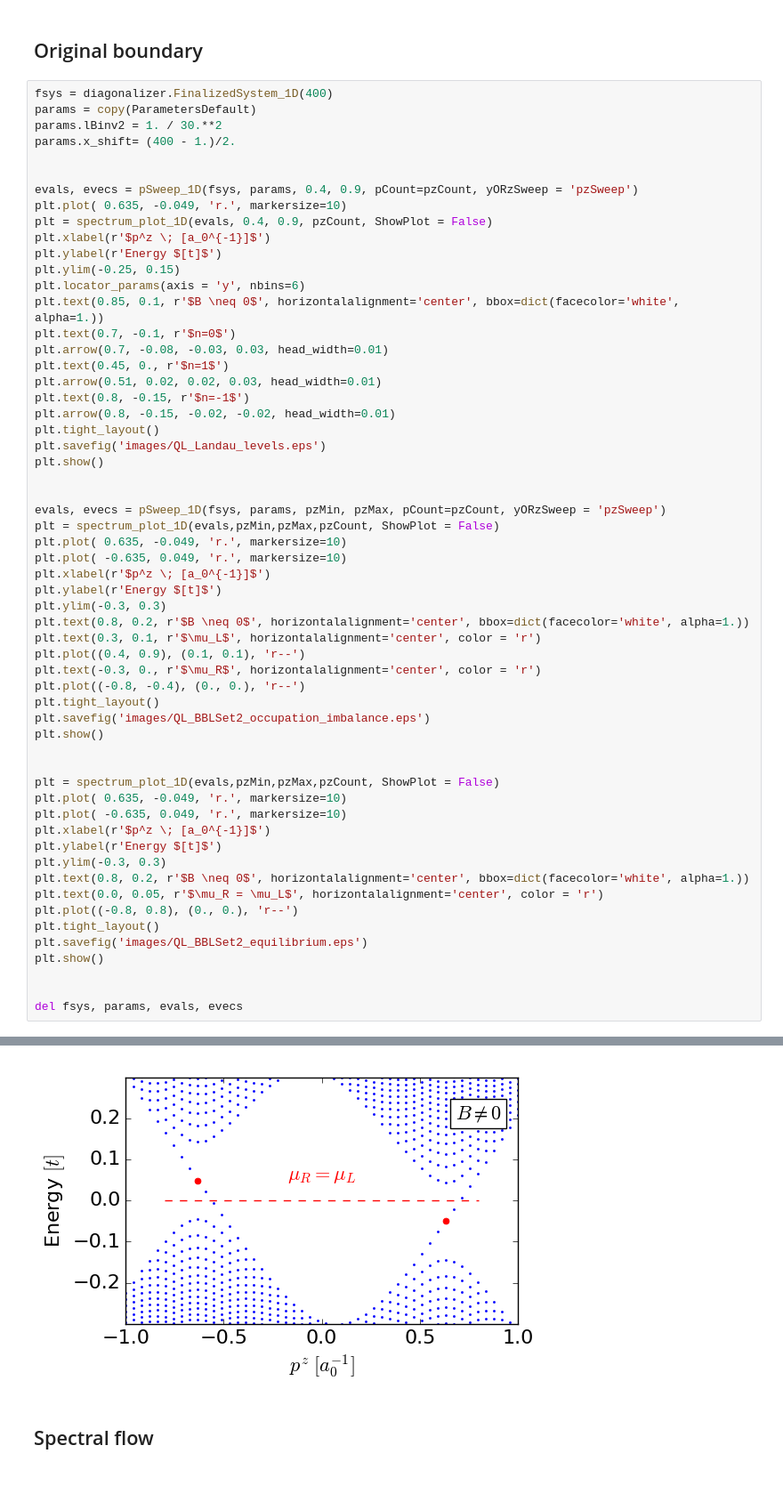
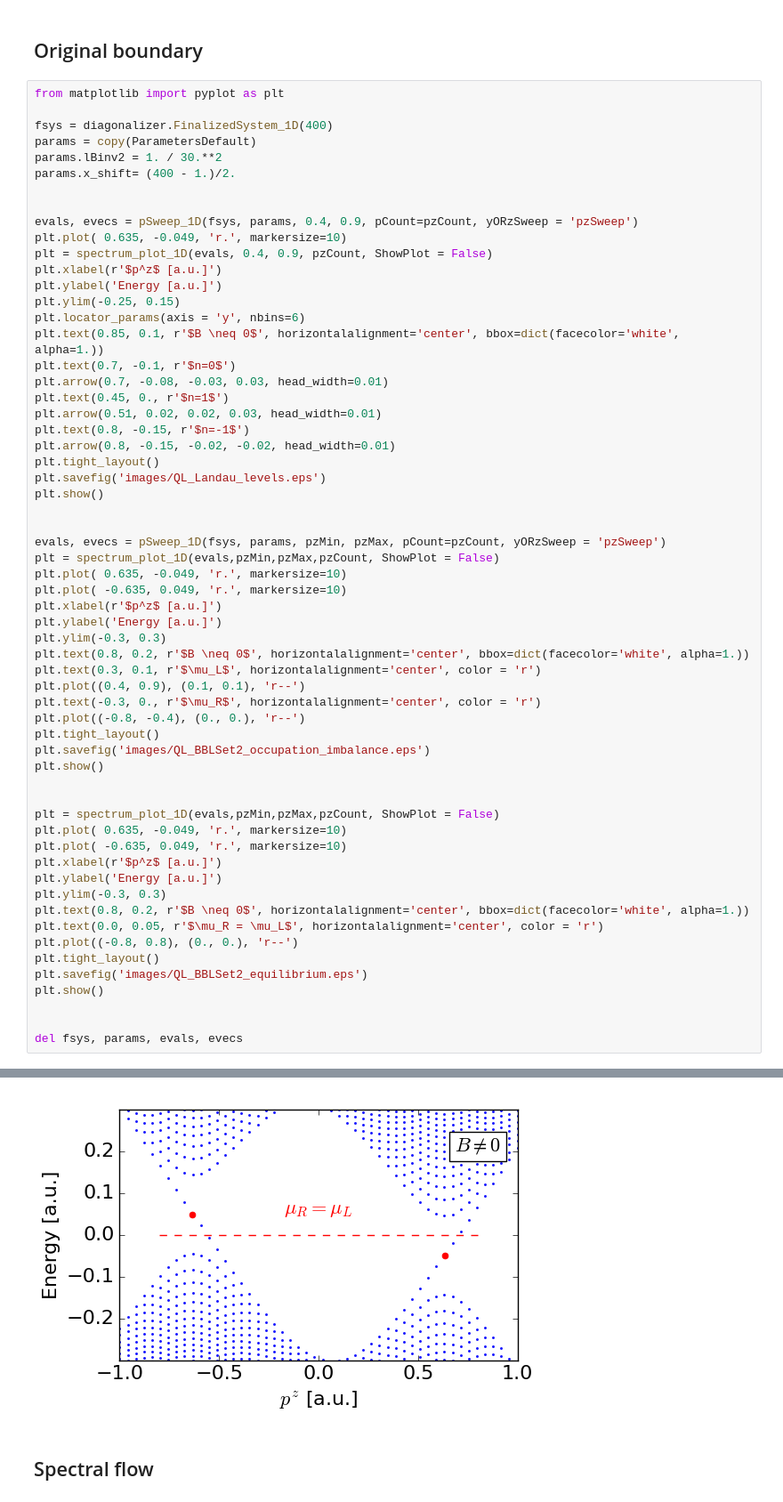
Before and after one commit to Artem-Ivashko/Vazifeh-Franz-magnetic-field, a Jupyter notebook: BBL-set-2.ipynb, the cells around one changed output, grey strips where cells are left out. Shown: that part at 89% size. Cells and saved outputs as stored; diff of their text form.

```diff
--- a/BBL-set-2.ipynb
+++ b/BBL-set-2.ipynb
@@ -532,6 +549,8 @@ del params, evals, evecs
 # %% [markdown]
 ## Original boundary
 # %%
+from matplotlib import pyplot as plt
+
 fsys = diagonalizer.FinalizedSystem_1D(400)
 params = copy(ParametersDefault)
 params.lBinv2 = 1. / 30.**2
@@ -541,8 +560,8 @@ params.x_shift= (400 - 1.)/2.
 evals, evecs = pSweep_1D(fsys, params, 0.4, 0.9, pCount=pzCount, yORzSweep = 'pzSweep')
 plt.plot( 0.635, -0.049, 'r.', markersize=10)
 plt = spectrum_plot_1D(evals, 0.4, 0.9, pzCount, ShowPlot = False)
-plt.xlabel(r'$p^z \; [a_0^{-1}]$')
-plt.ylabel(r'Energy $[t]$')
+plt.xlabel(r'$p^z$ [a.u.]')
+plt.ylabel('Energy [a.u.]')
 plt.ylim(-0.25, 0.15)
 plt.locator_params(axis = 'y', nbins=6)
 plt.text(0.85, 0.1, r'$B \neq 0$', horizontalalignment='center', bbox=dict(facecolor='white', alpha=1.))
@@ -561,8 +580,8 @@ evals, evecs = pSweep_1D(fsys, params, pzMin, pzMax, pCount=pzCount, yORzSweep =
 plt = spectrum_plot_1D(evals,pzMin,pzMax,pzCount, ShowPlot = False)
 plt.plot( 0.635, -0.049, 'r.', markersize=10)
 plt.plot( -0.635, 0.049, 'r.', markersize=10)
-plt.xlabel(r'$p^z \; [a_0^{-1}]$')
-plt.ylabel(r'Energy $[t]$')
+plt.xlabel(r'$p^z$ [a.u.]')
+plt.ylabel('Energy [a.u.]')
 plt.ylim(-0.3, 0.3)
 plt.text(0.8, 0.2, r'$B \neq 0$', horizontalalignment='center', bbox=dict(facecolor='white', alpha=1.))
 plt.text(0.3, 0.1, r'$\mu_L$', horizontalalignment='center', color = 'r')
@@ -577,8 +596,8 @@ plt.show()
 plt = spectrum_plot_1D(evals,pzMin,pzMax,pzCount, ShowPlot = False)
 plt.plot( 0.635, -0.049, 'r.', markersize=10)
 plt.plot( -0.635, 0.049, 'r.', markersize=10)
-plt.xlabel(r'$p^z \; [a_0^{-1}]$')
-plt.ylabel(r'Energy $[t]$')
+plt.xlabel(r'$p^z$ [a.u.]')
+plt.ylabel('Energy [a.u.]')
 plt.ylim(-0.3, 0.3)
 plt.text(0.8, 0.2, r'$B \neq 0$', horizontalalignment='center', bbox=dict(facecolor='white', alpha=1.))
 plt.text(0.0, 0.05, r'$\mu_R = \mu_L$', horizontalalignment='center', color = 'r')
@@ -595,4 +614,4 @@ del fsys, params, evals, evecs
-[figure, old version]
+[figure, new version]
 # %% [markdown]
 ## Spectral flow
 # %%
```
Also changed, not shown: parts of 5 cells of this notebook.
